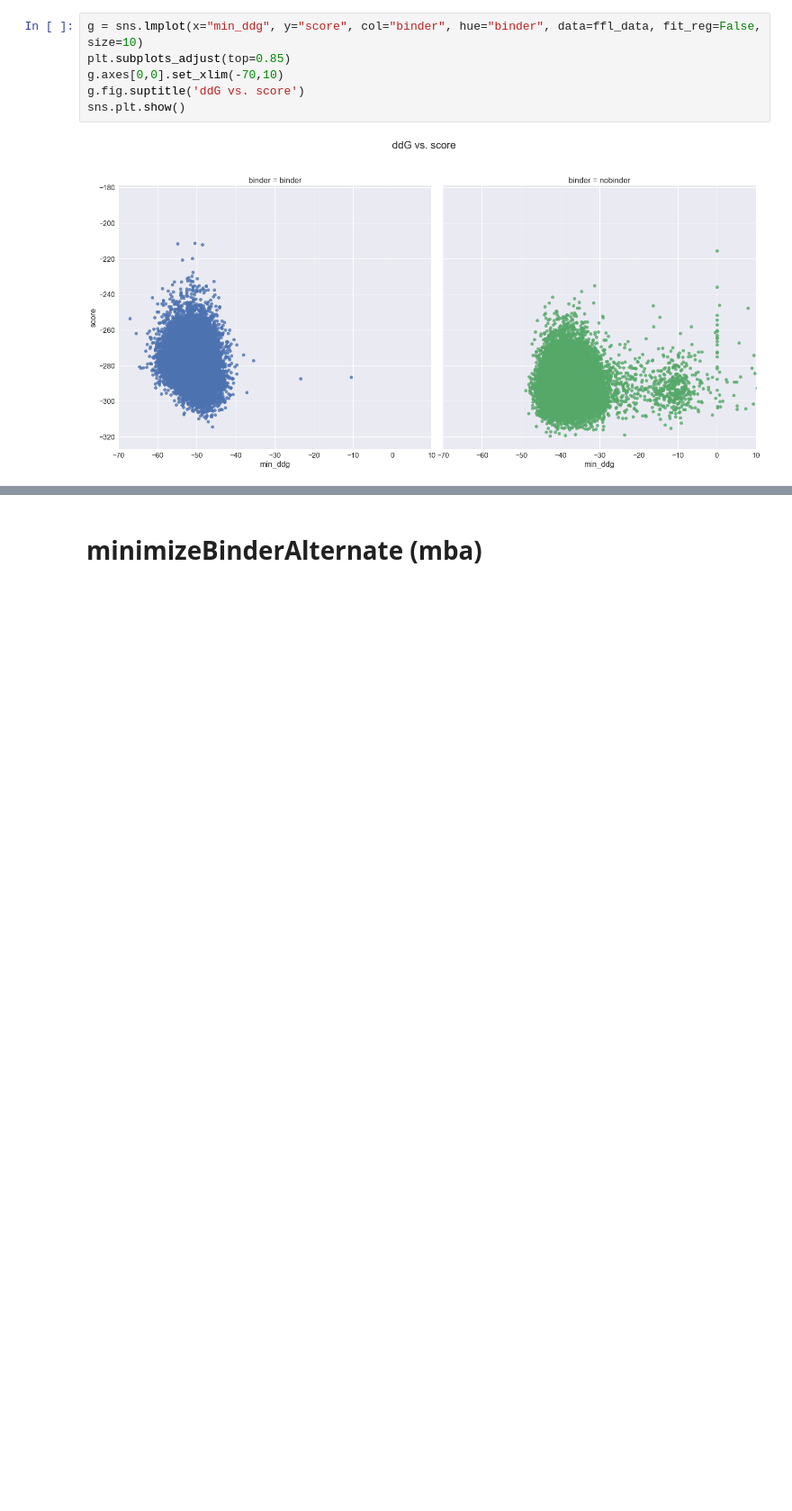
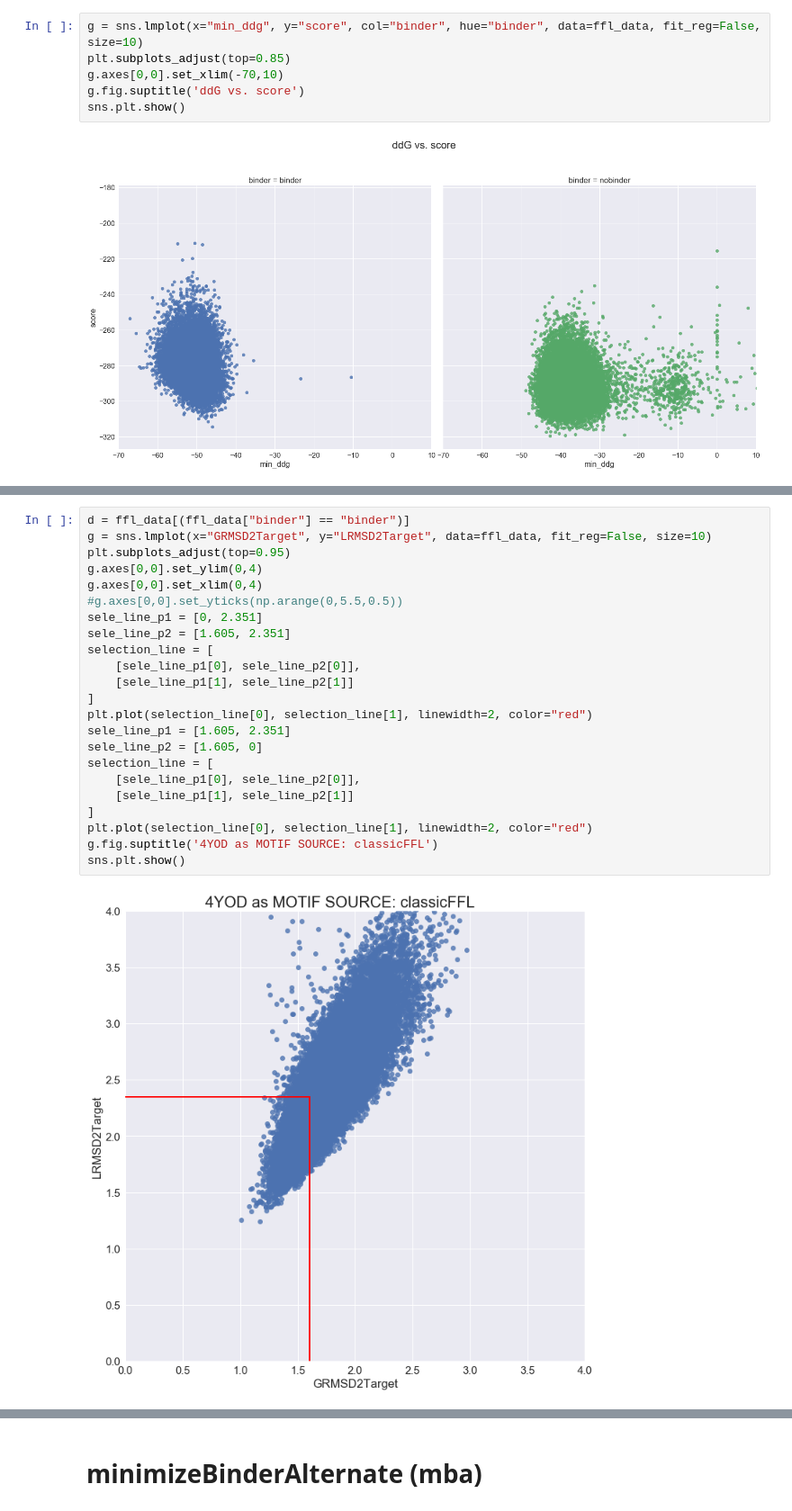
Before and after one commit to jaumebonet/FunFolDesTutorial, a Jupyter notebook: benchmark/scientific/bcl2/experiments/from4oyd/README.ipynb, the cells around one changed output, grey strips where cells are left out. Shown at 90% size. Cells and saved outputs as stored; diff of their text form; blank space fills up the shorter version.

```diff
--- a/benchmark/scientific/bcl2/experiments/from4oyd/README.ipynb
+++ b/benchmark/scientific/bcl2/experiments/from4oyd/README.ipynb
@@ -163,0 +148,25 @@ sns.plt.show()
+# %%
+d = ffl_data[(ffl_data["binder"] == "binder")]
+g = sns.lmplot(x="GRMSD2Target", y="LRMSD2Target", data=ffl_data, fit_reg=False, size=10)
+plt.subplots_adjust(top=0.95)
+g.axes[0,0].set_ylim(0,4)
+g.axes[0,0].set_xlim(0,4)
+#g.axes[0,0].set_yticks(np.arange(0,5.5,0.5))
+sele_line_p1 = [0, 2.351]
+sele_line_p2 = [1.605, 2.351]
+selection_line = [
+    [sele_line_p1[0], sele_line_p2[0]],
+    [sele_line_p1[1], sele_line_p2[1]]
+]
+plt.plot(selection_line[0], selection_line[1], linewidth=2, color="red")
+sele_line_p1 = [1.605, 2.351]
+sele_line_p2 = [1.605, 0]
+selection_line = [
+    [sele_line_p1[0], sele_line_p2[0]],
+    [sele_line_p1[1], sele_line_p2[1]]
+]
+plt.plot(selection_line[0], selection_line[1], linewidth=2, color="red")
+g.fig.suptitle('4YOD as MOTIF SOURCE: classicFFL')
+sns.plt.show()
+# %% [output]
+[figure, added]
```
Also changed, not shown: parts of 7 cells of this notebook, 3 other files.
